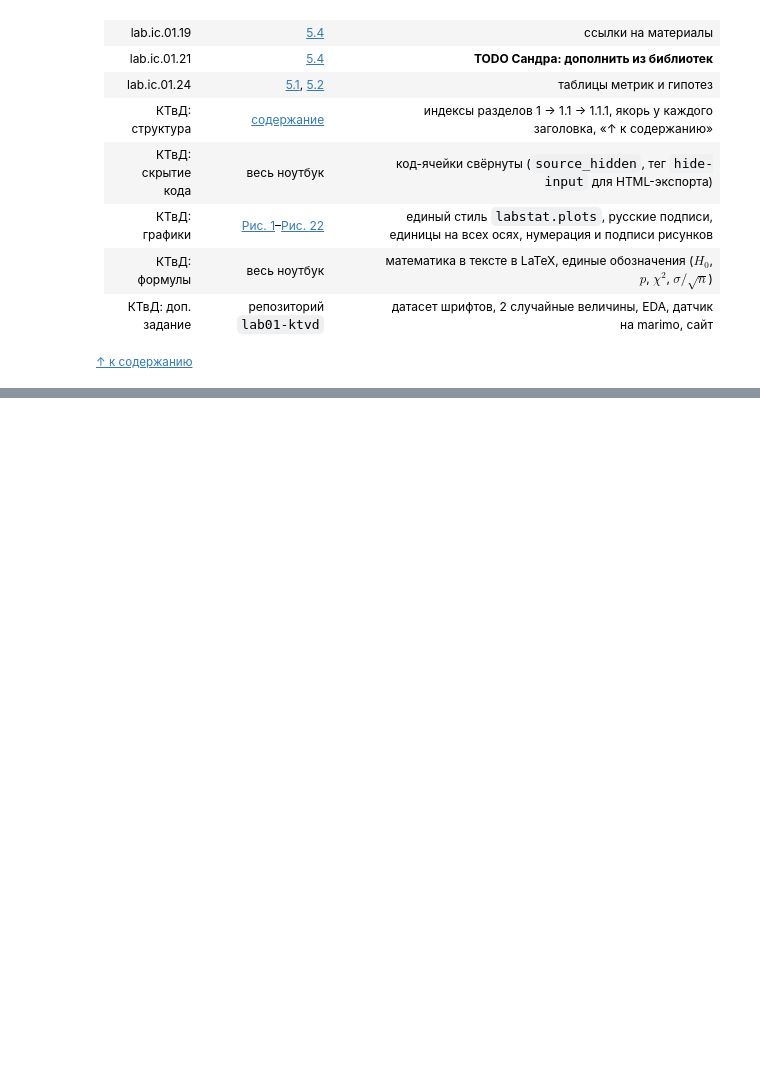
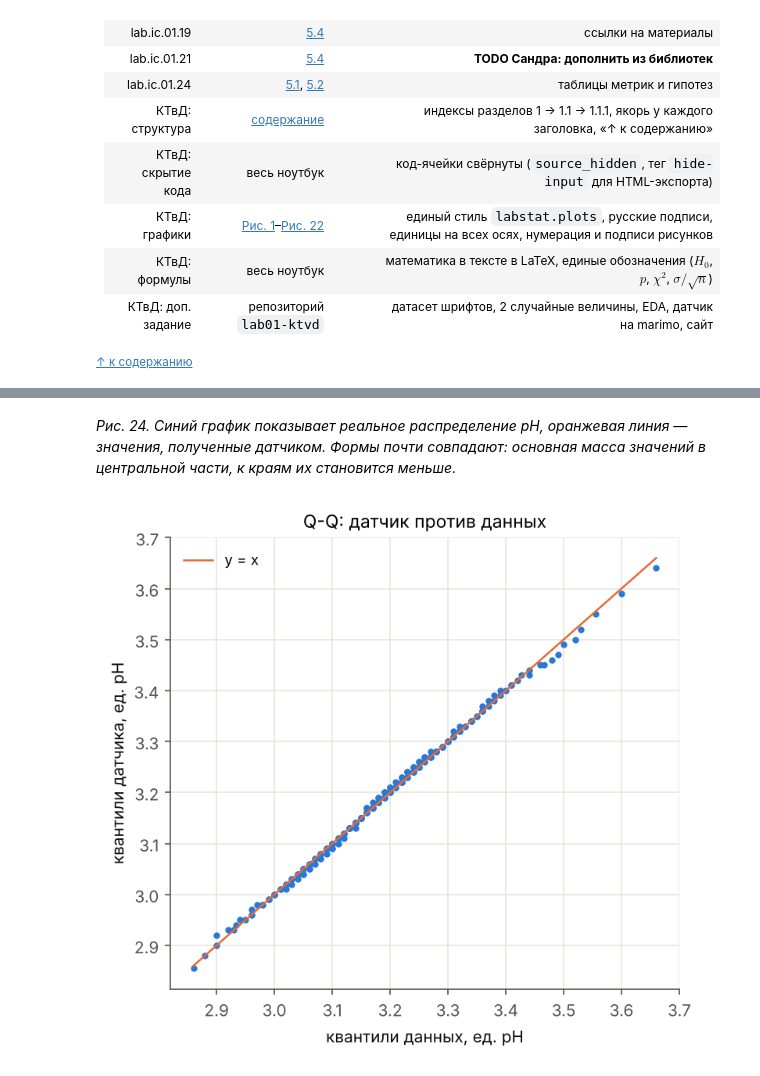
Before and after one commit to kkristinabbykova/lab01, a Jupyter notebook: wine/lab01.ipynb, the cells around one changed output, grey strips where cells are left out. Cells and saved outputs as stored; diff of their text form; code cells hidden in the pictures; blank space fills up the shorter version.

Commit message:
спринт 2 в ноутбуке: описание, мат. обоснование, код, тесты, графики, литература

```diff
--- a/wine/lab01.ipynb
+++ b/wine/lab01.ipynb
@@ -1301,0 +1483,14 @@ _Вопросы:_
+# %% [markdown]
+<a id="fig24"></a>
+*Рис. 24. Синий график показывает реальное распределение pH, оранжевая линия — значения, полученные датчиком. Формы почти совпадают: основная масса значений в центральной части, к краям их становится меньше.*
+# %%
+p_ = np.linspace(0.005, 0.995, 199)
+qd, qg = np.quantile(ph, p_), np.quantile(xr, p_)
+fig, ax = plt.subplots(figsize=(5.6, 5))
+ax.plot(qd, qg, "o", ms=3, color=C1)
+ax.plot([qd[0], qd[-1]], [qd[0], qd[-1]], color=C2, linewidth=1.2, label="y = x")
+ax.set(xlabel="квантили данных, ед. pH", ylabel="квантили датчика, ед. pH", title="Q-Q: датчик против данных")
+ax.legend()
+save(fig, "sp2_qq.png");
+# %% [output]
+[figure, added]
```
Also changed, not shown: parts of 24 cells of this notebook, 5 other files.
